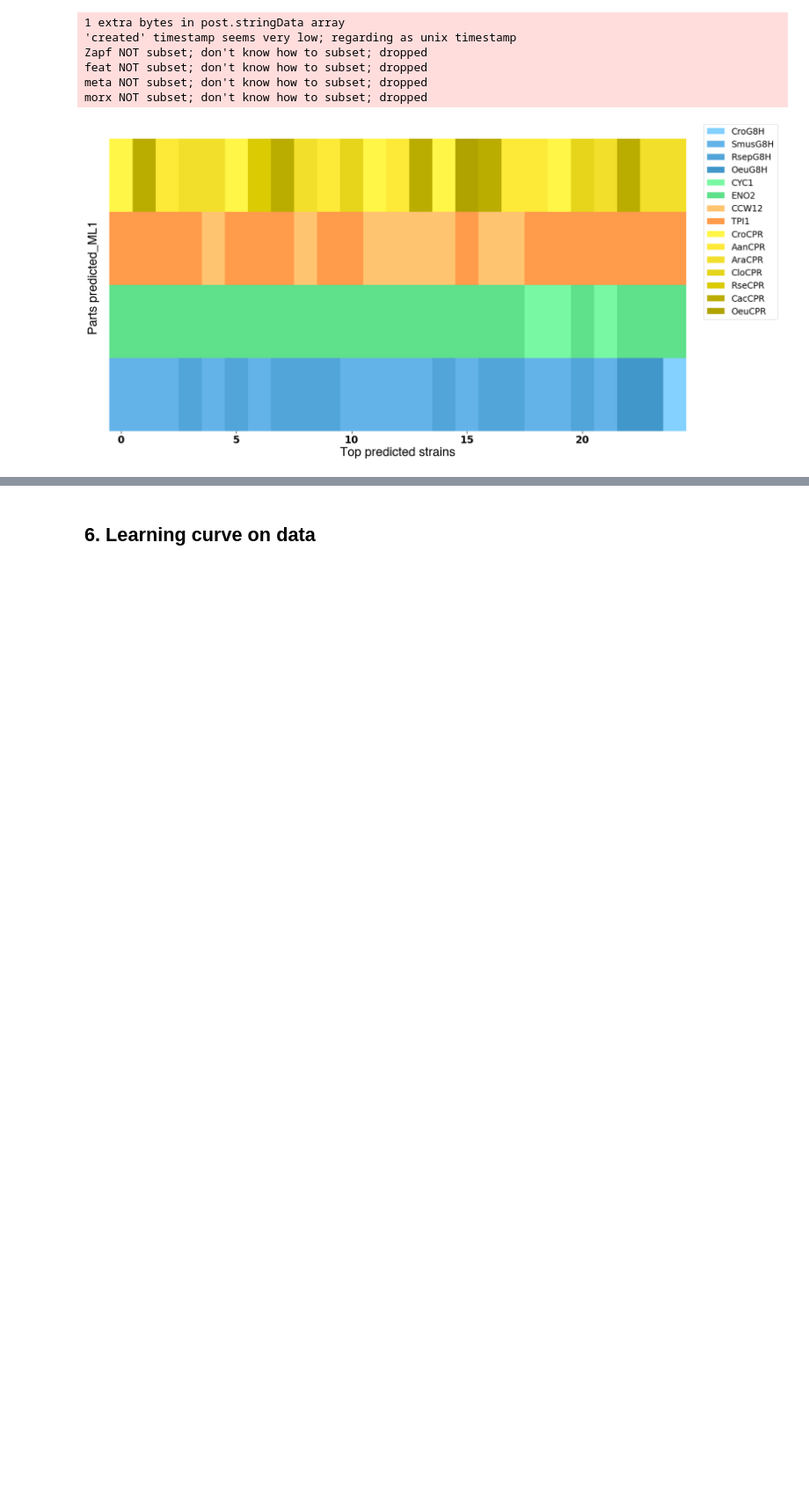
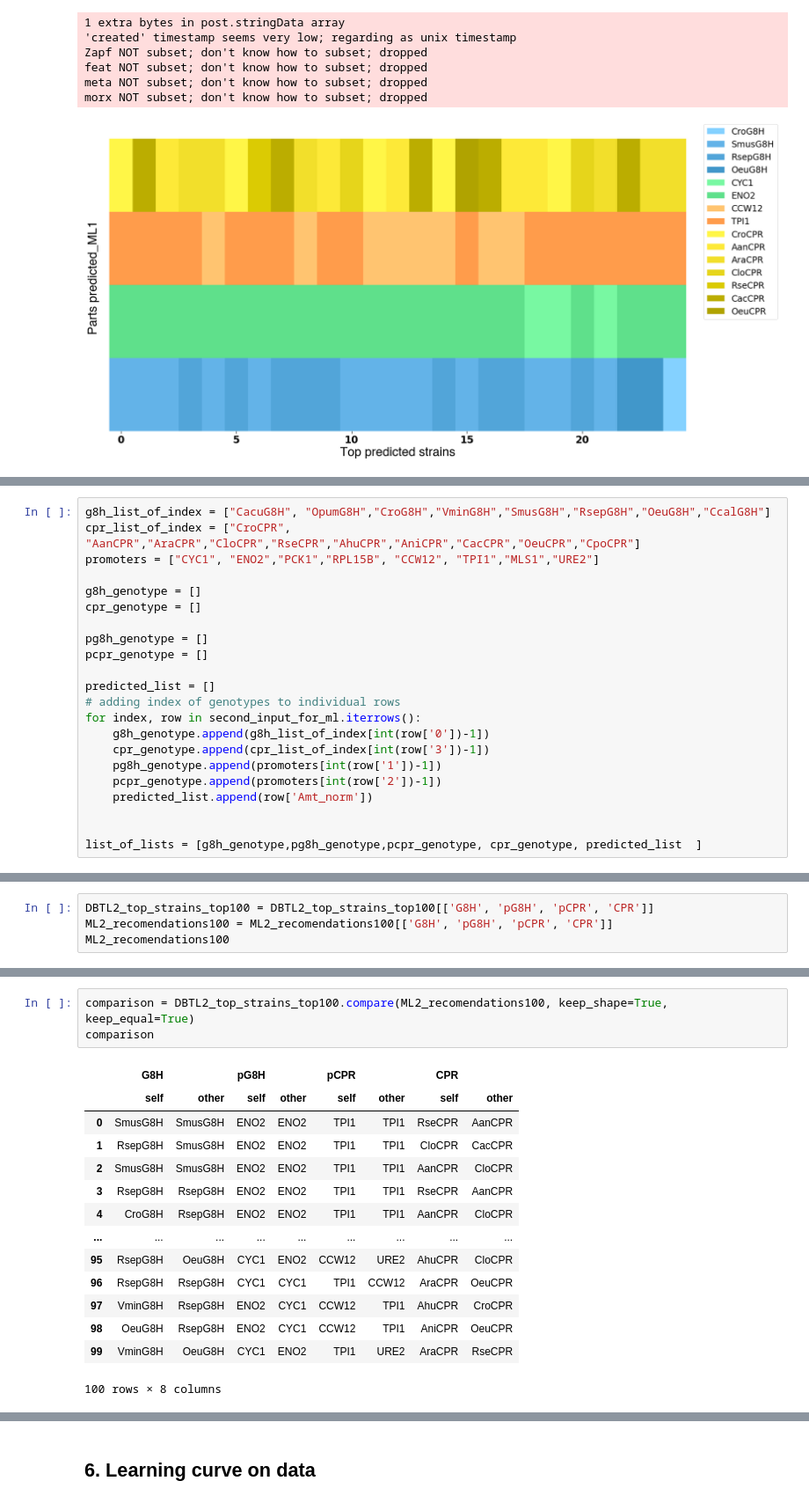
Before and after one commit to hiyama341/teemi, a Jupyter notebook: colab_notebooks/11_2_LEARN_DataAnalysisML.ipynb, the cells around one changed output, grey strips where cells are left out. Shown at 88% size. Drawn from its saved outputs; the diff is of its cells as text; blank space fills up the shorter version.

```diff
--- a/colab_notebooks/11_2_LEARN_DataAnalysisML.ipynb
+++ b/colab_notebooks/11_2_LEARN_DataAnalysisML.ipynb
@@ -1081,0 +1071,22 @@ morx NOT subset; don't know how to subset; dropped
+# %%
+g8h_list_of_index = ["CacuG8H", "OpumG8H","CroG8H","VminG8H","SmusG8H","RsepG8H","OeuG8H","CcalG8H"]
+cpr_list_of_index = ["CroCPR", "AanCPR","AraCPR","CloCPR","RseCPR","AhuCPR","AniCPR","CacCPR","OeuCPR","CpoCPR"]
+promoters = ["CYC1", "ENO2","PCK1","RPL15B", "CCW12", "TPI1","MLS1","URE2"]
+
+g8h_genotype = []
+cpr_genotype = []
+
+pg8h_genotype = []
+pcpr_genotype = []
+
+predicted_list = []
+# adding index of genotypes to individual rows
+for index, row in second_input_for_ml.iterrows():
+    g8h_genotype.append(g8h_list_of_index[int(row['0'])-1])
+    cpr_genotype.append(cpr_list_of_index[int(row['3'])-1])
+    pg8h_genotype.append(promoters[int(row['1'])-1])
+    pcpr_genotype.append(promoters[int(row['2'])-1])
+    predicted_list.append(row['Amt_norm'])
+
+
+list_of_lists = [g8h_genotype,pg8h_genotype,pcpr_genotype, cpr_genotype, predicted_list  ]
@@ -1081,0 +1178,4 @@ morx NOT subset; don't know how to subset; dropped
+# %%
+DBTL2_top_strains_top100 = DBTL2_top_strains_top100[['G8H', 'pG8H', 'pCPR', 'CPR']]
+ML2_recomendations100 = ML2_recomendations100[['G8H', 'pG8H', 'pCPR', 'CPR']]
+ML2_recomendations100
@@ -1081,0 +1196,18 @@ morx NOT subset; don't know how to subset; dropped
+# %%
+comparison = DBTL2_top_strains_top100.compare(ML2_recomendations100, keep_shape=True, keep_equal=True)
+comparison
+# %% [output]
+|  | G8H |  | pG8H |  | pCPR |  | CPR |  |
+|  | self | other | self | other | self | other | self | other |
+| 0 | SmusG8H | SmusG8H | ENO2 | ENO2 | TPI1 | TPI1 | RseCPR | AanCPR |
+| 1 | RsepG8H | SmusG8H | ENO2 | ENO2 | TPI1 | TPI1 | CloCPR | CacCPR |
+| 2 | SmusG8H | SmusG8H | ENO2 | ENO2 | TPI1 | TPI1 | AanCPR | CloCPR |
+| 3 | RsepG8H | RsepG8H | ENO2 | ENO2 | TPI1 | TPI1 | RseCPR | AanCPR |
+| 4 | CroG8H | RsepG8H | ENO2 | ENO2 | TPI1 | TPI1 | AanCPR | CloCPR |
+| ... | ... | ... | ... | ... | ... | ... | ... | ... |
+| 95 | RsepG8H | OeuG8H | CYC1 | ENO2 | CCW12 | URE2 | AhuCPR | CloCPR |
+| 96 | RsepG8H | RsepG8H | CYC1 | CYC1 | TPI1 | CCW12 | AraCPR | OeuCPR |
+| 97 | VminG8H | RsepG8H | ENO2 | CYC1 | CCW12 | TPI1 | AhuCPR | CroCPR |
+| 98 | OeuG8H | RsepG8H | ENO2 | CYC1 | CCW12 | TPI1 | AniCPR | OeuCPR |
+| 99 | VminG8H | OeuG8H | CYC1 | ENO2 | TPI1 | URE2 | AraCPR | RseCPR |
+100 rows × 8 columns
```
Also changed, not shown: parts of 13 cells of this notebook, 1 other file.
